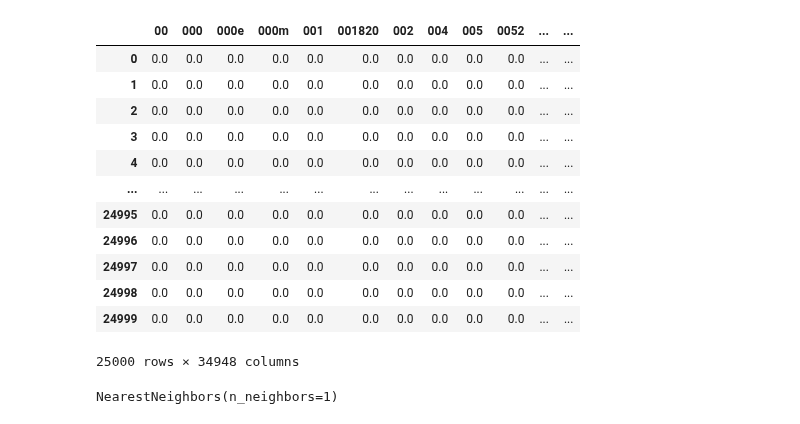
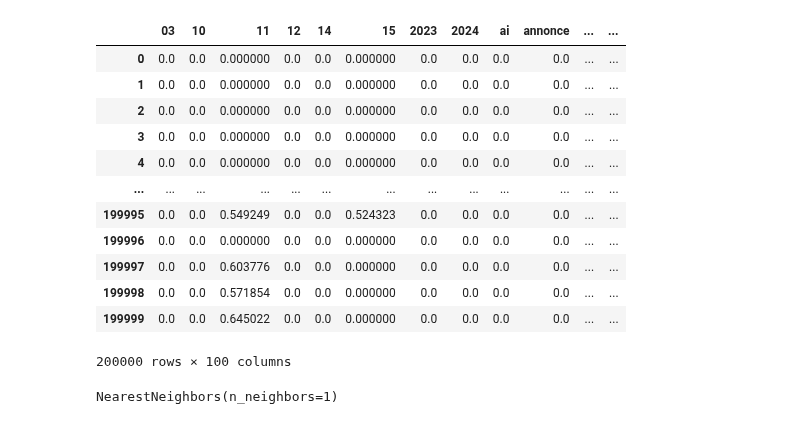
Before and after one commit to dlouvegnies/the_mdr_project, a Jupyter notebook: ml_logic/model_test.ipynb, the cells around one changed output. Drawn from its saved outputs; the diff is of its cells as text; code cells hidden in the pictures.

```diff
--- a/ml_logic/model_test.ipynb
+++ b/ml_logic/model_test.ipynb
@@ -14,30 +14,30 @@ news_df = pd.DataFrame(news_df["title"])
 news_df = news_df.drop_duplicates()
 # %%
  # Instantiating the TfidfVectorizer
-tf_idf_vectorizer = TfidfVectorizer()
+tf_idf_vectorizer = TfidfVectorizer(max_features=100)
 
 test_list = []
-for i in range(0,25000):
+for i in range(0,200000):
     titre = news_df.iloc[i]['title']
     titre = np.str_(titre)
     test_list.append(titre)
 
 weighted_words = pd.DataFrame(tf_idf_vectorizer.fit_transform(test_list).toarray(),columns = tf_idf_vectorizer.get_feature_names_out())
 weighted_words
 # %% [output]
-|  | 00 | 000 | 000e | 000m | 001 | 001820 | 002 | 004 | 005 | 0052 | ... | ... |
-| 0 | 0.0 | 0.0 | 0.0 | 0.0 | 0.0 | 0.0 | 0.0 | 0.0 | 0.0 | 0.0 | ... | ... |
-| 1 | 0.0 | 0.0 | 0.0 | 0.0 | 0.0 | 0.0 | 0.0 | 0.0 | 0.0 | 0.0 | ... | ... |
-| 2 | 0.0 | 0.0 | 0.0 | 0.0 | 0.0 | 0.0 | 0.0 | 0.0 | 0.0 | 0.0 | ... | ... |
-| 3 | 0.0 | 0.0 | 0.0 | 0.0 | 0.0 | 0.0 | 0.0 | 0.0 | 0.0 | 0.0 | ... | ... |
-| 4 | 0.0 | 0.0 | 0.0 | 0.0 | 0.0 | 0.0 | 0.0 | 0.0 | 0.0 | 0.0 | ... | ... |
+|  | 03 | 10 | 11 | 12 | 14 | 15 | 2023 | 2024 | ai | annonce | ... | ... |
+| 0 | 0.0 | 0.0 | 0.000000 | 0.0 | 0.0 | 0.000000 | 0.0 | 0.0 | 0.0 | 0.0 | ... | ... |
+| 1 | 0.0 | 0.0 | 0.000000 | 0.0 | 0.0 | 0.000000 | 0.0 | 0.0 | 0.0 | 0.0 | ... | ... |
+| 2 | 0.0 | 0.0 | 0.000000 | 0.0 | 0.0 | 0.000000 | 0.0 | 0.0 | 0.0 | 0.0 | ... | ... |
+| 3 | 0.0 | 0.0 | 0.000000 | 0.0 | 0.0 | 0.000000 | 0.0 | 0.0 | 0.0 | 0.0 | ... | ... |
+| 4 | 0.0 | 0.0 | 0.000000 | 0.0 | 0.0 | 0.000000 | 0.0 | 0.0 | 0.0 | 0.0 | ... | ... |
 | ... | ... | ... | ... | ... | ... | ... | ... | ... | ... | ... | ... | ... |
-| 24995 | 0.0 | 0.0 | 0.0 | 0.0 | 0.0 | 0.0 | 0.0 | 0.0 | 0.0 | 0.0 | ... | ... |
-| 24996 | 0.0 | 0.0 | 0.0 | 0.0 | 0.0 | 0.0 | 0.0 | 0.0 | 0.0 | 0.0 | ... | ... |
-| 24997 | 0.0 | 0.0 | 0.0 | 0.0 | 0.0 | 0.0 | 0.0 | 0.0 | 0.0 | 0.0 | ... | ... |
-| 24998 | 0.0 | 0.0 | 0.0 | 0.0 | 0.0 | 0.0 | 0.0 | 0.0 | 0.0 | 0.0 | ... | ... |
-| 24999 | 0.0 | 0.0 | 0.0 | 0.0 | 0.0 | 0.0 | 0.0 | 0.0 | 0.0 | 0.0 | ... | ... |
+| 199995 | 0.0 | 0.0 | 0.549249 | 0.0 | 0.0 | 0.524323 | 0.0 | 0.0 | 0.0 | 0.0 | ... | ... |
+| 199996 | 0.0 | 0.0 | 0.000000 | 0.0 | 0.0 | 0.000000 | 0.0 | 0.0 | 0.0 | 0.0 | ... | ... |
+| 199997 | 0.0 | 0.0 | 0.603776 | 0.0 | 0.0 | 0.000000 | 0.0 | 0.0 | 0.0 | 0.0 | ... | ... |
+| 199998 | 0.0 | 0.0 | 0.571854 | 0.0 | 0.0 | 0.000000 | 0.0 | 0.0 | 0.0 | 0.0 | ... | ... |
+| 199999 | 0.0 | 0.0 | 0.645022 | 0.0 | 0.0 | 0.000000 | 0.0 | 0.0 | 0.0 | 0.0 | ... | ... |
-25000 rows × 34948 columns
+200000 rows × 100 columns
 # %%
 # Transformer le DataFrame en une liste de listes
 samples = weighted_words.values.tolist()
```
Also changed, not shown: parts of 9 cells of this notebook, 4 other files.
